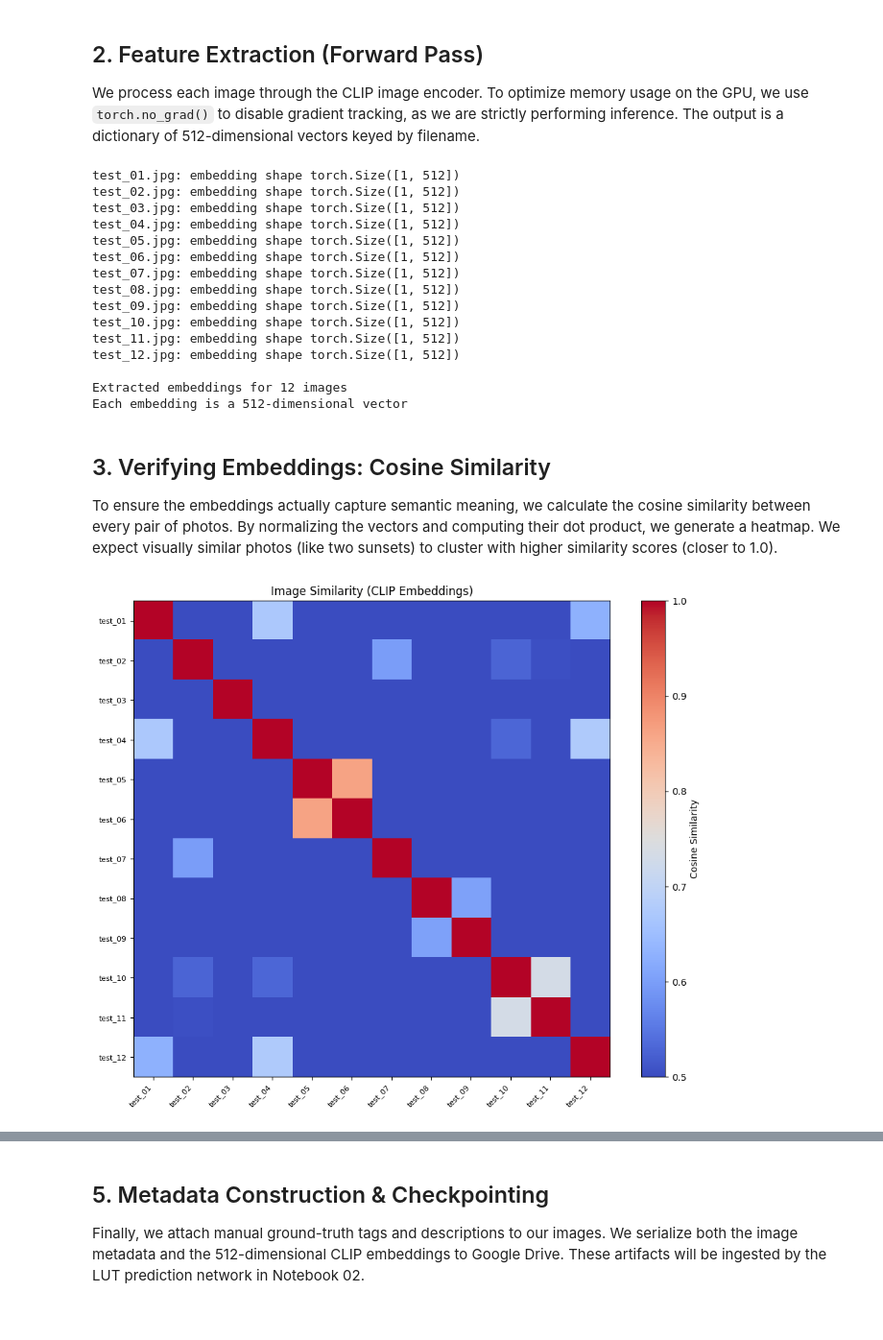
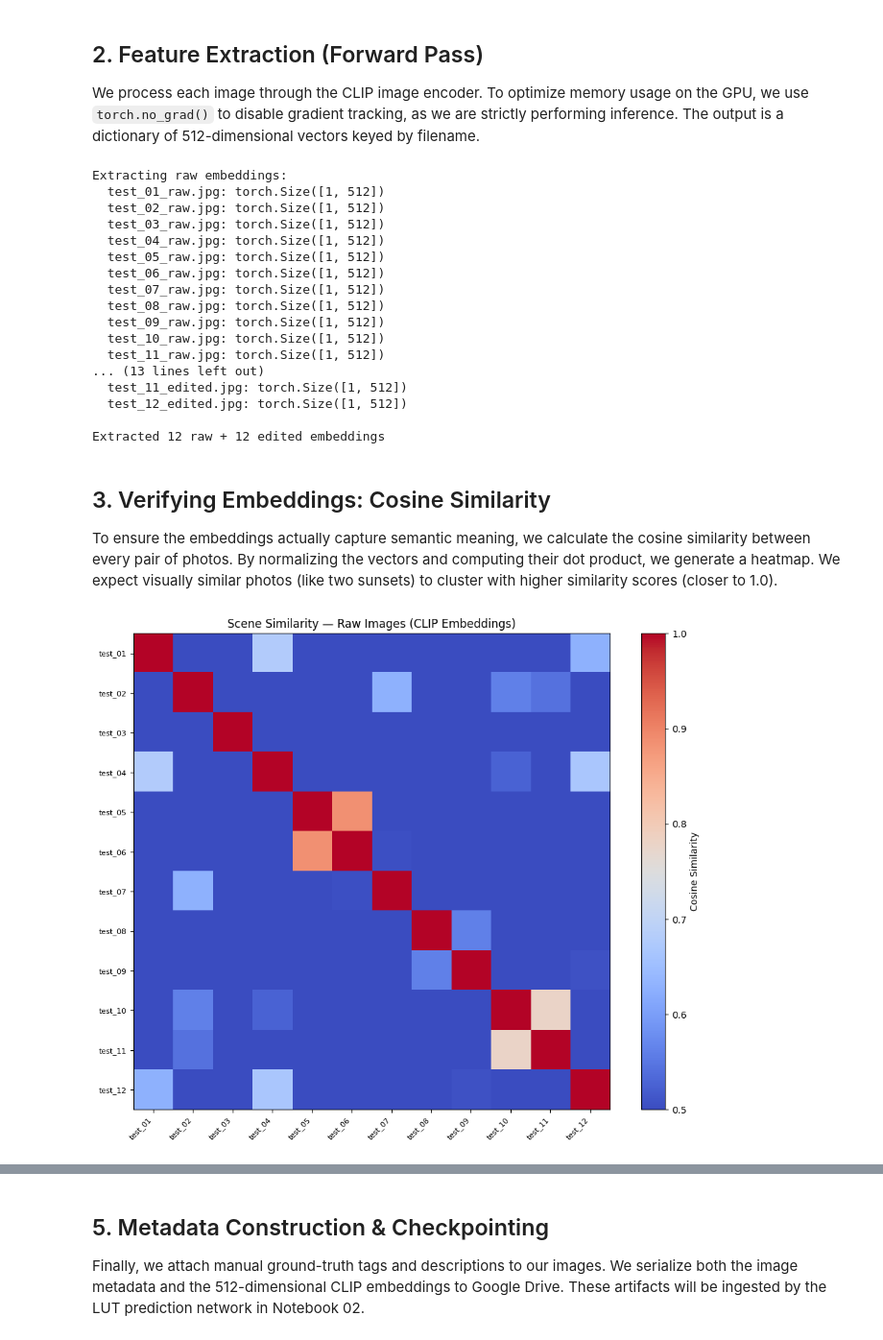
Before and after one commit to schenn99/photo-style-rl, a Jupyter notebook: notebooks/01_image_embeddings.ipynb, the cells around one changed output, grey strips where cells are left out. Shown at 96% size. Drawn from its saved outputs; the diff is of its cells as text; code cells hidden in the pictures.

Commit message:
Notebook 01 updated: raw/edited embeddings, before/after comparison

```diff
--- a/notebooks/01_image_embeddings.ipynb
+++ b/notebooks/01_image_embeddings.ipynb
@@ -122,10 +128,12 @@ We process each image through the CLIP image encoder. To optimize memory usage o
 import torch
 
 # Extract embeddings from test images, keyed by file name
-embeddings = {}
+raw_embeddings = {}
+edited_embeddings = {}
 
-for filename in image_files:
-    img = Image.open(os.path.join(image_dir, filename))
+print("Extracting raw embeddings:")
+for filename in raw_files:
+    img = Image.open(os.path.join(raw_dir, filename))
     # preprocess(img) resizes and normalizes the image to what CLIP expects (224x224)
     # .unsqueeze() adds a batch dimension since model expects [batch_size, channels, height, width]
     img_tensor = preprocess(img).unsqueeze(0).cuda()
@@ -134,53 +142,63 @@ for filename in image_files:
     with torch.no_grad():
         # runs the image through CLIP and returns the embedding vector
         emb = model.encode_image(img_tensor)
+    # .cpu().squeeze() moves the results back to CPU memory and removes the batch dimension
+    raw_embeddings[filename] = emb.cpu().squeeze(0)
+    print(f"  {filename}: {emb.shape}")
 
-    # .cpu().squeeze() moves the results back to CPU memory and removes the batch dimension
-    embeddings[filename] = emb.cpu().squeeze(0)
-    print(f"{filename}: embedding shape {emb.shape}")
+print("\nExtracting edited embeddings:")
+for filename in edited_files:
+    img = Image.open(os.path.join(edited_dir, filename))
+    img_tensor = preprocess(img).unsqueeze(0).cuda()
+    with torch.no_grad():
+        emb = model.encode_image(img_tensor)
+    edited_embeddings[filename] = emb.cpu().squeeze(0)
+    print(f"  {filename}: {emb.shape}")
 
-print(f"\nExtracted embeddings for {len(embeddings)} images")
-print(f"Each embedding is a {embeddings[image_files[0]].shape[0]}-dimensional vector")
+print(f"\nExtracted {len(raw_embeddings)} raw + {len(edited_embeddings)} edited embeddings")
 # %% [output]
-test_01.jpg: embedding shape torch.Size([1, 512])
-test_02.jpg: embedding shape torch.Size([1, 512])
-test_03.jpg: embedding shape torch.Size([1, 512])
-test_04.jpg: embedding shape torch.Size([1, 512])
-test_05.jpg: embedding shape torch.Size([1, 512])
-test_06.jpg: embedding shape torch.Size([1, 512])
-test_07.jpg: embedding shape torch.Size([1, 512])
-test_08.jpg: embedding shape torch.Size([1, 512])
-test_09.jpg: embedding shape torch.Size([1, 512])
-test_10.jpg: embedding shape torch.Size([1, 512])
-test_11.jpg: embedding shape torch.Size([1, 512])
-test_12.jpg: embedding shape torch.Size([1, 512])
+Extracting raw embeddings:
+  test_01_raw.jpg: torch.Size([1, 512])
+  test_02_raw.jpg: torch.Size([1, 512])
+  test_03_raw.jpg: torch.Size([1, 512])
+  test_04_raw.jpg: torch.Size([1, 512])
+  test_05_raw.jpg: torch.Size([1, 512])
+  test_06_raw.jpg: torch.Size([1, 512])
+  test_07_raw.jpg: torch.Size([1, 512])
+  test_08_raw.jpg: torch.Size([1, 512])
+  test_09_raw.jpg: torch.Size([1, 512])
+  test_10_raw.jpg: torch.Size([1, 512])
+  test_11_raw.jpg: torch.Size([1, 512])
+... (13 lines left out)
+  test_11_edited.jpg: torch.Size([1, 512])
+  test_12_edited.jpg: torch.Size([1, 512])
 
-Extracted embeddings for 12 images
-Each embedding is a 512-dimensional vector
+Extracted 12 raw + 12 edited embeddings
 # %% [markdown]
 ## 3. Verifying Embeddings: Cosine Similarity
 To ensure the embeddings actually capture semantic meaning, we calculate the cosine similarity between every pair of photos. By normalizing the vectors and computing their dot product, we generate a heatmap. We expect visually similar photos (like two sunsets) to cluster with higher similarity scores (closer to 1.0).
 # %%
 import torch.nn.functional as F
 
 # Compute how visually similar CLIP thinks each pair of photos are
-# Heatmap will show bright spots where photos are similar and cool spots where different
+# - use raw embeddings for the heatmap since that represents actual scene content
 # normalize embeddings
-emb_matrix = torch.stack(list(embeddings.values()))
+emb_matrix = torch.stack(list(raw_embeddings.values()))
 emb_matrix = F.normalize(emb_matrix, dim=1)
 
 # compute cosine similarity between all pairs
 similarity = emb_matrix @ emb_matrix.T
 
 # display as heatmap
 plt.figure(figsize=(10, 8))
 plt.imshow(similarity.numpy(), cmap='coolwarm', vmin=0.5, vmax=1.0)
-plt.xticks(range(len(image_files)), [f.replace('.jpg','') for f in image_files], rotation=45, ha='right', fontsize=8)
-plt.yticks(range(len(image_files)), [f.replace('.jpg','') for f in image_files], fontsize=8)
+labels = [f.replace('_raw.jpg','') for f in raw_files]
+plt.xticks(range(len(raw_files)), labels, rotation=45, ha='right', fontsize=8)
+plt.yticks(range(len(raw_files)), labels, fontsize=8)
 plt.colorbar(label='Cosine Similarity')
-plt.title('Image Similarity (CLIP Embeddings)')
+plt.title('Scene Similarity — Raw Images (CLIP Embeddings)')
 plt.tight_layout()
 plt.show()
 # %% [output]
-[figure, old version]
+[figure, new version]
 # %%
```
Also changed, not shown: parts of 9 cells of this notebook.
